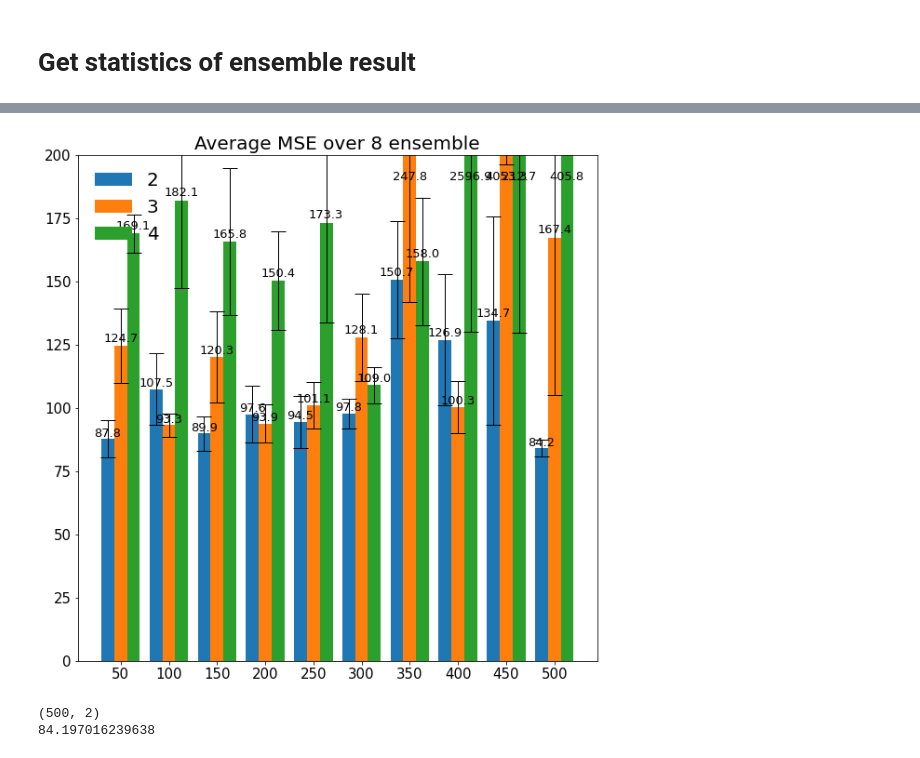
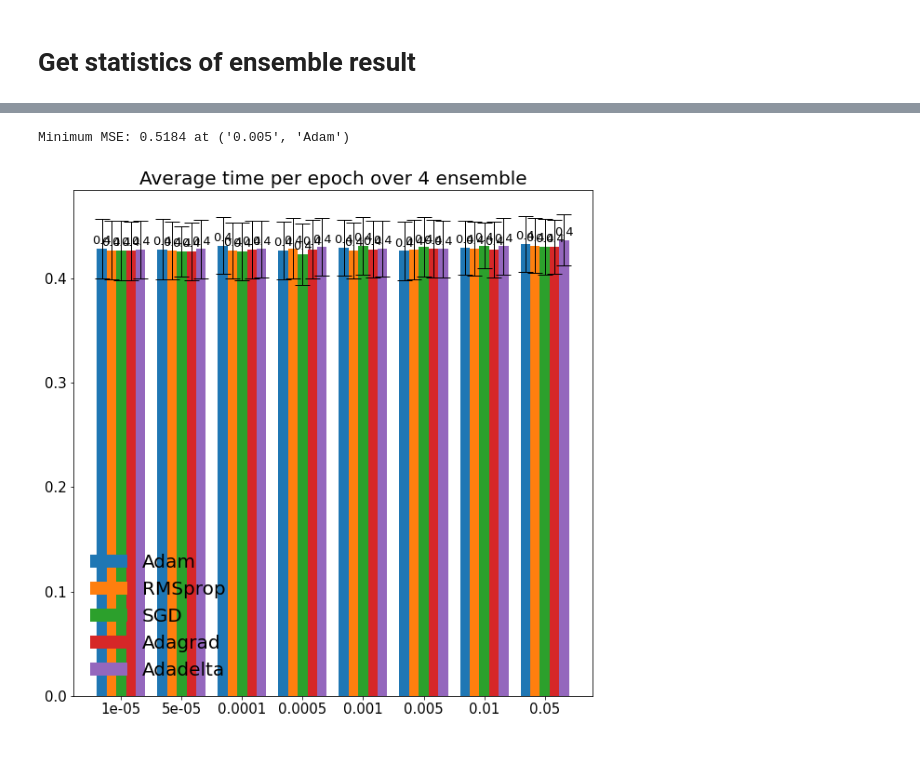
Before and after one commit to hoyunchoi/ML_practice, a Jupyter notebook: stock_data_prediction/hyperparameter_tuning.ipynb, the cells around one changed output, grey strips where cells are left out. Cells and saved outputs as stored; diff of their text form; code cells hidden in the pictures.

```diff
--- a/stock_data_prediction/hyperparameter_tuning.ipynb
+++ b/stock_data_prediction/hyperparameter_tuning.ipynb
@@ -12,9 +12,10 @@ from scipy.stats import sem
 import utils
 import hyperparameter
 # %%
+#* Set device
+param = hyperparameter.set_default()
+param.device = torch.device('cuda:0' if torch.cuda.is_available() else 'cpu')
+
 #* Set default precision
+torch.set_default_dtype(getattr(torch, 'float' + param.precision))
 torch.set_default_dtype(torch.float32)
-
-#* Set device
-DEVICE = torch.device('cuda:0' if torch.cuda.is_available() else 'cpu')
-DEVICE
@@ -44,10 +46,9 @@ for var1 in var1_list:
         prefix = var1_name + ':' + str(var1) + '/' + var2_name + ':' + str(var2)
         print("Processing {}".format(prefix), end='\t')
 
-        param = hyperparameter.default_parameter()
-        param.set_parameter(var1_name, var1)
-        param.set_parameter(var2_name, var2)
-        tuner = hyperparameter.tuner(parameter=param, device=DEVICE)
+        setattr(param, var1_name, var1)
+        setattr(param, var2_name, var2)
+        tuner = hyperparameter.tuner(param=param)
         tuner.run()
 
         result[prefix] = copy.deepcopy(tuner.result)
@@ -140,13 +138,12 @@ ensemble_result /= MAX_ENSEMBLE
 # %%
-avg_mse, rec_mse = pd.DataFrame(avg_mse), pd.DataFrame(rec_mse)
+time_mean = copy.deepcopy(time)
+time_sem = copy.deepcopy(time)
 avg_mse_mean = copy.deepcopy(avg_mse)
 avg_mse_sem = copy.deepcopy(avg_mse)
-rec_mse_mean = copy.deepcopy(rec_mse)
-rec_mse_sem = copy.deepcopy(rec_mse)
 
 for col in avg_mse.columns:
     for index in avg_mse.index:
-        avg_mse_mean.at[index, col] = np.mean(avg_mse_mean.at[index, col])
-        rec_mse_mean.at[index, col] = np.mean(rec_mse_mean.at[index, col])
-        avg_mse_sem.at[index, col] = sem(avg_mse_sem.at[index, col])
-        rec_mse_sem.at[index, col] = sem(rec_mse_sem.at[index, col])
+        time_mean[col][index] = np.mean(time[col][index])
+        time_sem[col][index] = sem(time[col][index])
+        avg_mse_mean[col][index] = np.mean(avg_mse[col][index])
+        avg_mse_sem[col][index] = sem(avg_mse[col][index])
@@ -153,48 +207,45 @@ for col in avg_mse.columns:
+# %%
+min_MSE = np.Inf
+for col in avg_mse_mean.columns:
+    for idx in avg_mse_mean.index:
+        if min_MSE > avg_mse_mean.at[idx,col]:
+            min_MSE = avg_mse_mean.at[idx,col]
+            location = col, idx
+
+print("Minimum MSE: {:.4f} at {}".format(min_MSE, location))
+# %% [output]
+Minimum MSE: 0.5184 at ('0.005', 'Adam')
 # %%
-def plot_MSE(mse_mean, mse_sem, ylim_top=None):
+def plot_time(time_mean, time_sem, ylim_top=None):
     fig, ax = plt.subplots(figsize=(10, 10))
-    major_label = mse_mean.columns
-    minor_label = mse_mean.index
+    major_label = time_mean.columns
+    minor_label = time_mean.index
 
     xtick_loc = np.arange(len(major_label))
     bar_width = 1.0 / len(minor_label) * 0.8
 
     #* Draw bar plot with error bor
     for i, minor in enumerate(minor_label):
-        ax.bar(xtick_loc + bar_width * i, height=mse_mean.loc[minor], yerr=mse_sem.loc[minor], width=bar_width, label=minor, error_kw=dict(lw=1, capsize=8))
+        ax.bar(xtick_loc + bar_width * i, height=time_mean.loc[minor], yerr=time_sem.loc[minor], width=bar_width, label=minor, error_kw=dict(lw=1, capsize=8))
 
     #* Set anotation
     for patch in ax.patches:
         left, _, width, height = patch.get_bbox().bounds
         if ylim_top is not None:
             ax.annotate('{:.1f}'.format(height), (left + width / 2, min(height * 1.01, ylim_top * 0.95)), ha='center', fontsize=13)
         else:
             ax.annotate('{:.1f}'.format(height), (left + width / 2, height * 1.01), ha='center', fontsize=13)
 
     ax.set_xticks(xtick_loc + bar_width * (len(minor_label) - 1) / 2)
     ax.set_xticklabels(major_label, fontsize=20)
     ax.tick_params(axis='both', labelsize=15)
     ax.legend(loc='best', frameon=False, fontsize=20)
     if ylim_top is not None:
         ax.set_ylim(top=ylim_top)
-    ax.set_title("Average MSE over {} ensemble".format(MAX_ENSEMBLE), fontsize=20)
-
+    ax.set_title("Average time per epoch over {} ensemble".format(MAX_ENSEMBLE), fontsize=20)
+    # fig.savefig(os.path.join('fig', 'time_{}.{}_{}.png'.format(TUNING_INDEX, var1_name, var2_name)))
     fig.show()
 
-plot_MSE(avg_mse_mean.loc[[2,3,4]], avg_mse_sem.loc[[2,3,4]], ylim_top=200)
-# plot_MSE(avg_mse_mean, avg_mse_sem, ylim_top=200)
+plot_time(time_mean, time_sem)
 # %% [output]
-[figure, old version]
+[figure, new version]
-# %%
-min_MSE = np.Inf
-for col in avg_mse_mean.columns:
-    for idx in avg_mse_mean.index:
-        if min_MSE > avg_mse_mean.at[idx,col]:
-            min_MSE = avg_mse_mean.at[idx,col]
-            location = col, idx
-
-print(location)
-print(min_MSE)
-# %% [output]
-(500, 2)
-84.197016239638
```
Also changed, not shown: parts of 11 cells of this notebook, 12 other files.
